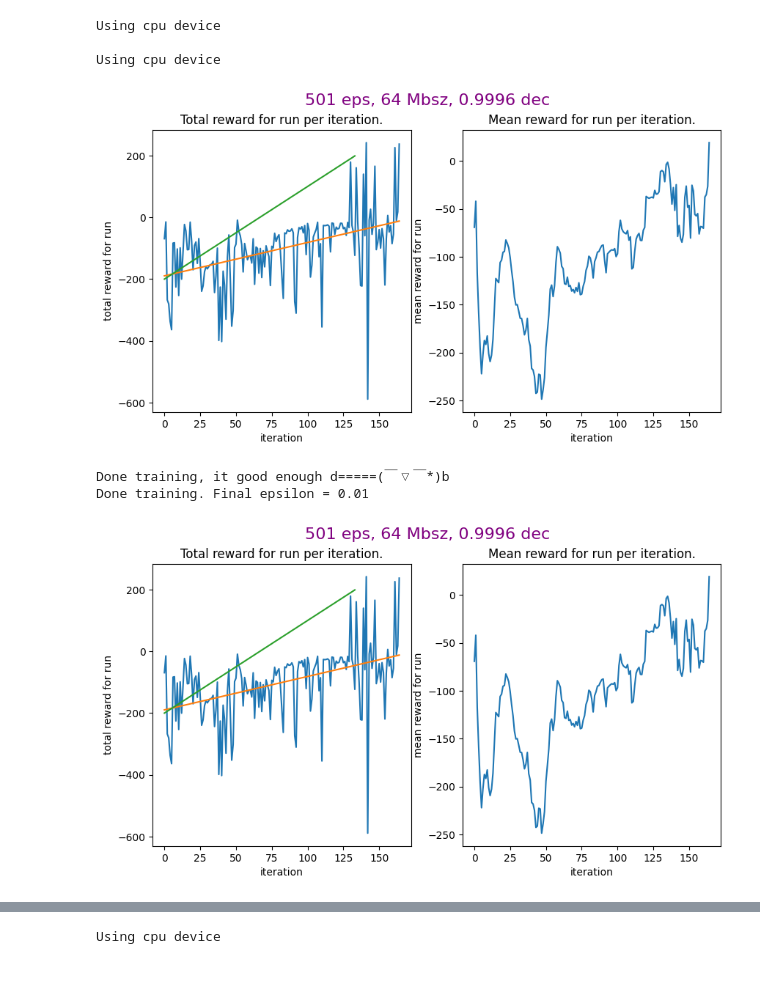
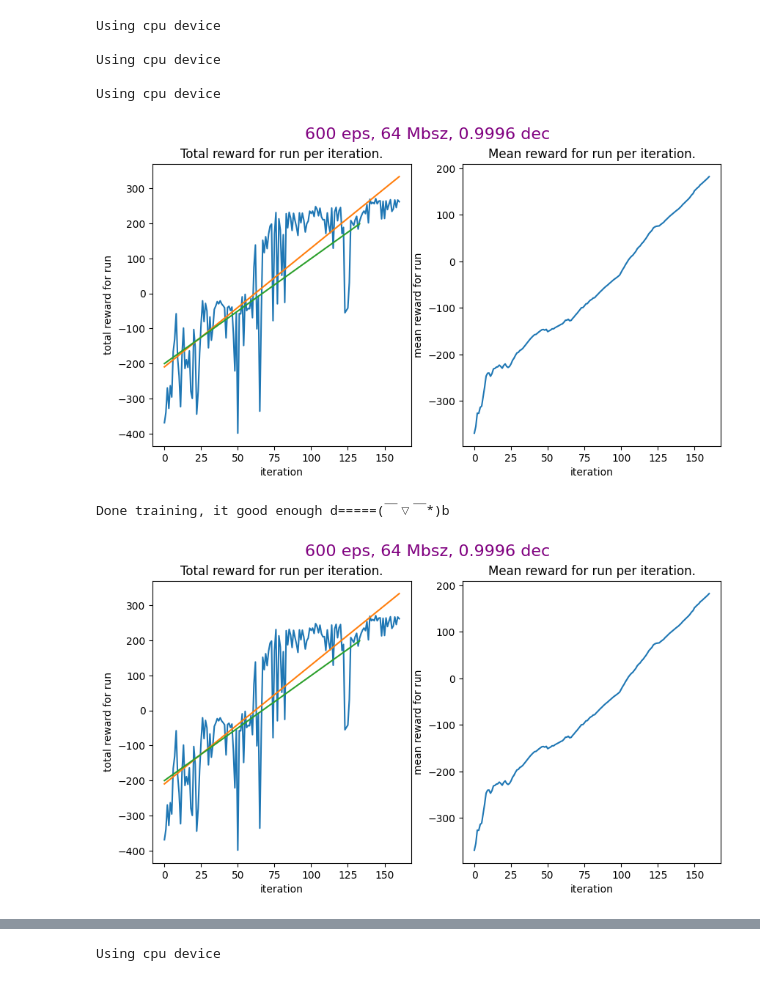
Before and after one commit to JorisHeemskerk/AS_3_1, a Jupyter notebook: AS-3_1.ipynb, the cells around one changed output, grey strips where cells are left out. Saved outputs shown, nothing was run; the diff lists cells and outputs as text; code cells hidden in the pictures.

```diff
--- a/AS-3_1.ipynb
+++ b/AS-3_1.ipynb
@@ -14,7 +11,10 @@ from torch import nn
 # %%
 DOUBLE_AGENT = True
 
-# Policy data
+# Env data
+N_ACTIONS = 4
+
+# Agent data
 START_EPSILON = 1
 DECAY = 0.9996
 FINAL_EPSILON = 0.01
@@ -23,9 +23,9 @@ FINAL_EPSILON = 0.01
 MEMORY_SIZE = 32_000
 
 # Training settings
-NUMBER_OF_EPISODES = 501
-NUMBER_OF_EPISODES_TO_AVERAGE = 10
-THRESHOLD_STOP_CONDITION = 20
+NUMBER_OF_EPISODES = 600
+NUMBER_OF_EPISODES_TO_AVERAGE = 100
+THRESHOLD_STOP_CONDITION = 200
 DISCOUNT_GAMMA = 0.99
 MEMORY_BATCH_SIZE_PER_TRAINING_STEP = 64
 STEP_LIMIT_PER_RUN = 2_000
@@ -40,40 +40,52 @@ def train(agent):
         environment=env,
         n_episodes=NUMBER_OF_EPISODES,
         n_episodes_to_average=NUMBER_OF_EPISODES_TO_AVERAGE,
-        threshold_stop_condition=NUMBER_OF_EPISODES_TO_AVERAGE,
+        threshold_stop_condition=THRESHOLD_STOP_CONDITION,
         gamma=DISCOUNT_GAMMA,
         memory_batch_size=MEMORY_BATCH_SIZE_PER_TRAINING_STEP,
         steps_limit=STEP_LIMIT_PER_RUN,
         loss_fn=LOSS_FUNCTION,
         seed=NN_SEED,
-        )
-    agent.policy.save(f"saved_models/after_{NUMBER_OF_EPISODES}-eps_{MEMORY_BATCH_SIZE_PER_TRAINING_STEP}-Mbsz_{DECAY}-dec{'_DQ' if DOUBLE_AGENT else '_Q'}")
+    )
+    agent._network.save(f"saved_models/after_{NUMBER_OF_EPISODES}-eps_{MEMORY_BATCH_SIZE_PER_TRAINING_STEP}-Mbsz_{DECAY}-dec{'_DQ' if DOUBLE_AGENT else '_Q'}")
     env.close()
 # %%
 memory = Memory(max_size=MEMORY_SIZE)
-policy = Policy(network=QNetwork(), optimizer=OPTIMIZER, epsilon=START_EPSILON, decay=DECAY)
-agent = Agent(policy=policy, memory=memory)
+agent = Agent(
+    network=QNetwork("cpu"),
+    memory=memory,
+    optimizer=OPTIMIZER,
+    epsilon=START_EPSILON,
+    decay=DECAY,
+    n_actions=N_ACTIONS
+)
 
 if DOUBLE_AGENT:
-    policy_prime = Policy(network=QNetwork(), optimizer=OPTIMIZER, epsilon=START_EPSILON, decay=DECAY)
-    agent = DoubleAgent(policy=policy, target_policy=policy_prime, memory=memory, tau=TAU)
+    agent = DoubleAgent(
+        network=QNetwork("cpu"),
+        target_network=QNetwork("cpu"),
+        memory=memory,
+        optimizer=OPTIMIZER,
+        epsilon=START_EPSILON,
+        decay=DECAY,
+        n_actions=N_ACTIONS,
+        tau=TAU
+    )
 
 if os.path.exists(f"saved_models/after_{NUMBER_OF_EPISODES}-eps_{MEMORY_BATCH_SIZE_PER_TRAINING_STEP}-Mbsz_{DECAY}-dec{'_DQ' if DOUBLE_AGENT else '_Q'}"):
     output = input("You seem to have already trained this model before, want to train it again?\n\t[y]/n?")
     if output in ["yes", "Yes", 'y', 'Y', '']:
         train(agent)
     else:
         exit()
 else:
     train(agent)
-
-print(f"Done training. Final epsilon = {agent.policy.epsilon}")
-agent.plot(sub_heading=f"{NUMBER_OF_EPISODES} eps, {MEMORY_BATCH_SIZE_PER_TRAINING_STEP} Mbsz, {DECAY} dec{'_DQ' if DOUBLE_AGENT else '_Q'}")
 # %% [output]
 Using cpu device
 
 Using cpu device
+
+Using cpu device
-[figure, old version]
+[figure, new version]
 Done training, it good enough d=====(￣▽￣*)b
-Done training. Final epsilon = 0.01
-[figure, old version]
+[figure, new version]
```
Also changed, not shown: parts of 4 cells of this notebook, 9 other files.
